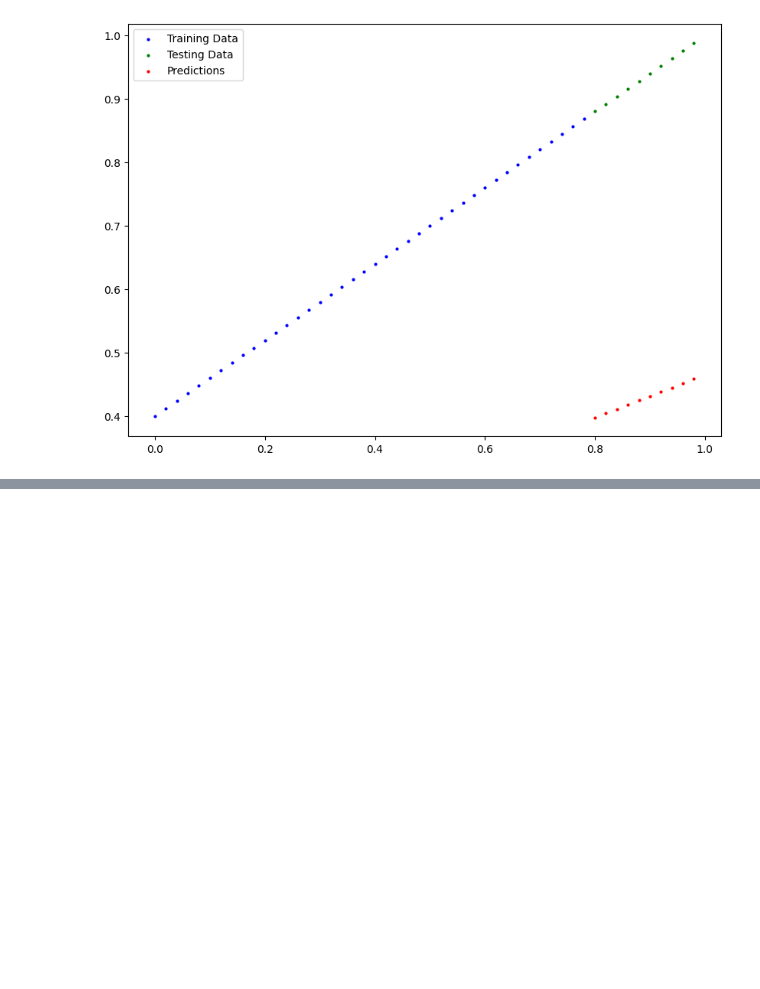
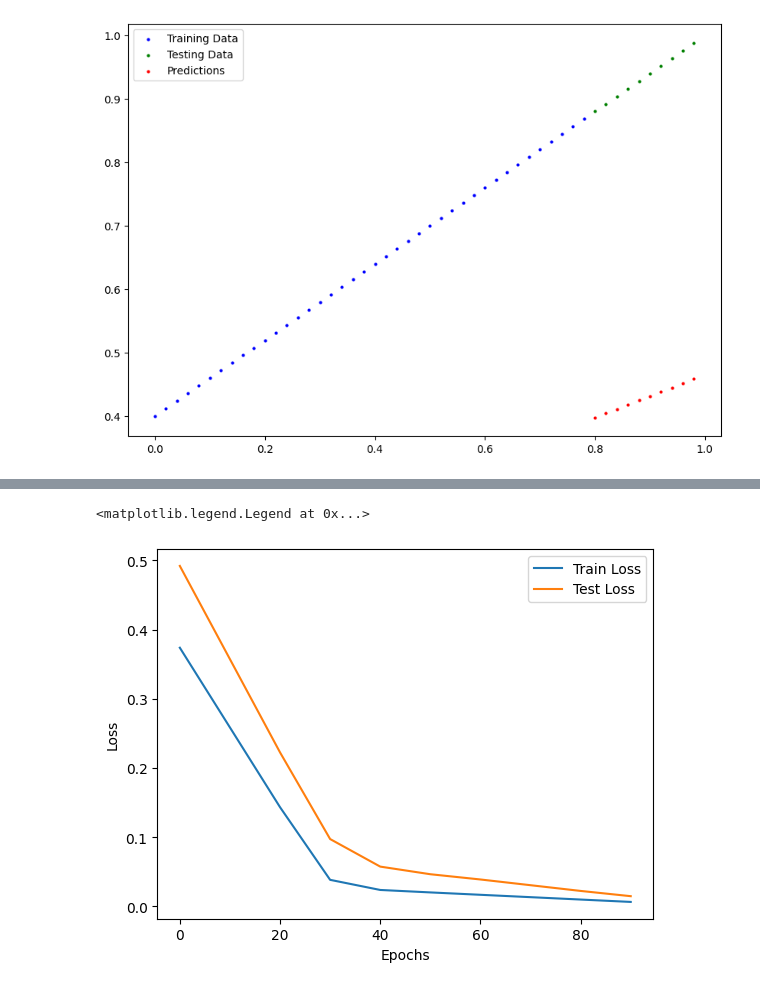
Before and after one commit to kushagra-arya/torchflow, a Jupyter notebook: pytorch_workflow.ipynb, the cells around one changed output, grey strips where cells are left out. Saved outputs shown, nothing was run; the diff lists cells and outputs as text; code cells hidden in the pictures; blank space fills up the shorter version.

```diff
--- a/pytorch_workflow.ipynb
+++ b/pytorch_workflow.ipynb
@@ -186,0 +286,10 @@ plot_predictions(predictions=y_preds)
+# %%
+# Plotting the Loss Curve
+plt.plot(epoch_count, train_loss, label="Train Loss")
+plt.plot(epoch_count, test_losses, label="Test Loss")
+plt.xlabel("Epochs")
+plt.ylabel("Loss")
+plt.legend()
+# %% [output]
+<matplotlib.legend.Legend at 0x...>
+[figure, added]
```
Also changed, not shown: parts of 10 cells of this notebook.
